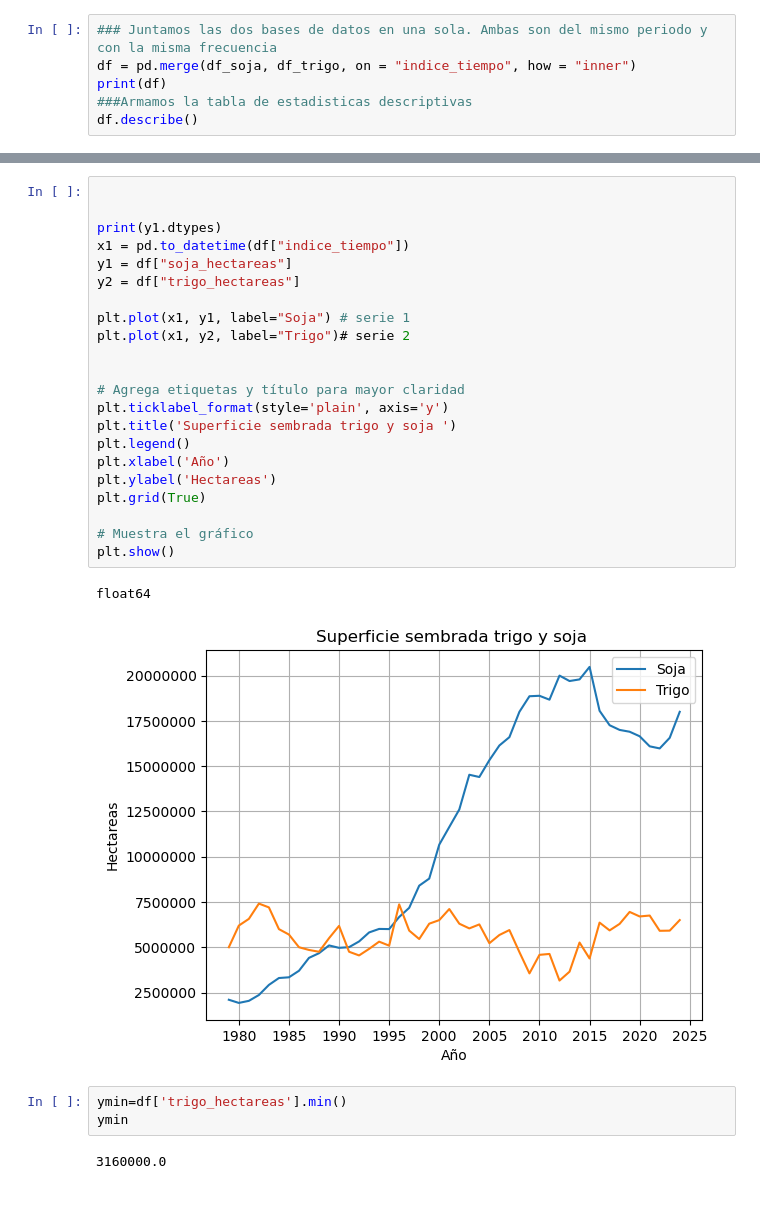
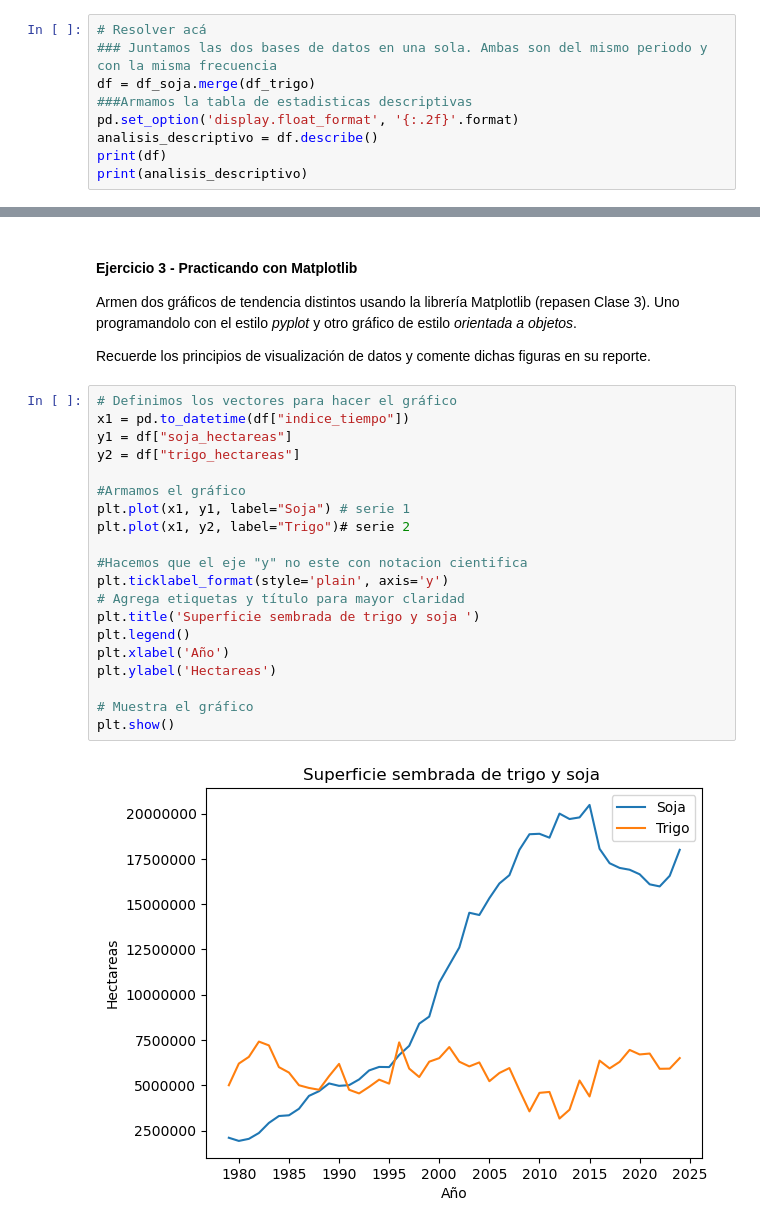
Before and after one commit to RafaelPCh/BigDataUBA-Grupo3, a Jupyter notebook: TP1-Grupo3/Trigo-soja.ipynb, the cells around one changed output, grey strips where cells are left out. Cells and saved outputs as stored; diff of their text form; blank space fills up the shorter version.

```diff
--- a/TP1-Grupo3/Trigo-soja.ipynb
+++ b/TP1-Grupo3/Trigo-soja.ipynb
@@ -40,9 +75,12 @@ df_trigo
 # %%
+# Resolver acá
 ### Juntamos las dos bases de datos en una sola. Ambas son del mismo periodo y con la misma frecuencia
-df = pd.merge(df_soja, df_trigo, on = "indice_tiempo", how = "inner")
+df = df_soja.merge(df_trigo)
+###Armamos la tabla de estadisticas descriptivas
+pd.set_option('display.float_format', '{:.2f}'.format)
+analisis_descriptivo = df.describe()
 print(df)
-###Armamos la tabla de estadisticas descriptivas
-df.describe()
+print(analisis_descriptivo)
 # %% [output]
    indice_tiempo  soja_hectareas  trigo_hectareas
 0     1979-01-01      2100000.00       5000000.00
@@ -73,30 +102,27 @@ df.describe()
+# %% [markdown]
+#### Ejercicio 3 - Practicando con Matplotlib
+Armen dos gráficos de tendencia distintos usando la librería Matplotlib (repasen Clase 3). Uno programandolo con el estilo *pyplot* y otro gráfico de estilo *orientada a objetos*.
+
+Recuerde los principios de visualización de datos y comente dichas figuras en su reporte.
 # %%
-
-
-print(y1.dtypes)
+# Definimos los vectores para hacer el gráfico
 x1 = pd.to_datetime(df["indice_tiempo"])
 y1 = df["soja_hectareas"]
 y2 = df["trigo_hectareas"]
 
+#Armamos el gráfico
 plt.plot(x1, y1, label="Soja") # serie 1
 plt.plot(x1, y2, label="Trigo")# serie 2
 
-
+#Hacemos que el eje "y" no este con notacion cientifica
+plt.ticklabel_format(style='plain', axis='y')
 # Agrega etiquetas y título para mayor claridad
-plt.ticklabel_format(style='plain', axis='y')
-plt.title('Superficie sembrada trigo y soja ')
+plt.title('Superficie sembrada de trigo y soja ')
 plt.legend()
 plt.xlabel('Año')
 plt.ylabel('Hectareas')
-plt.grid(True)
 
 # Muestra el gráfico
 plt.show()
 # %% [output]
-float64
-[figure, old version]
+[figure, new version]
-# %%
-ymin=df['trigo_hectareas'].min()
-ymin
-# %% [output]
-3160000.0
```
Also changed, not shown: parts of 16 cells of this notebook.
